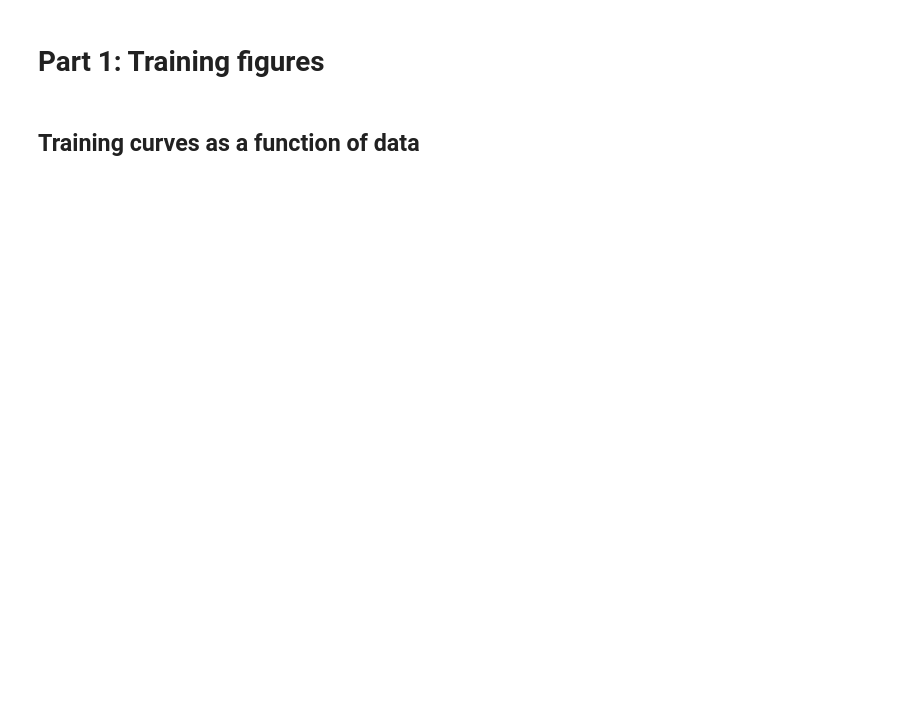
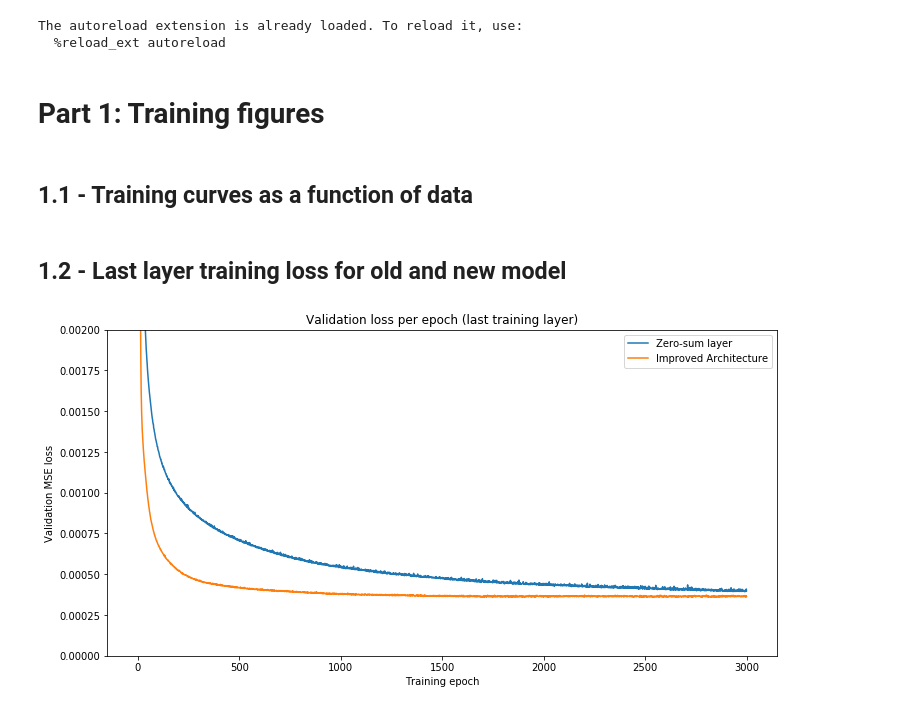
Before and after one commit to Detry322/avalon-bot, a Jupyter notebook: figures/All Figures.ipynb, the cells around one changed output. Saved outputs shown, nothing was run; the diff lists cells and outputs as text; code cells hidden in the pictures; blank space fills up the shorter version.

Commit message:
Add figures ipython notebook

```diff
--- a/figures/All Figures.ipynb
+++ b/figures/All Figures.ipynb
@@ -32,18 +31,39 @@ Most figure generation code is in `display.py`, data loading code in `data.py`.
     - [ ] Line chart
 # %%
 %matplotlib inline
+%load_ext autoreload
+%autoreload 2
+%aimport display
+%aimport data
+%aimport game_analysis
 
+import matplotlib
 import matplotlib.pyplot as plt
+matplotlib.rcParams['figure.figsize'] = (12.0, 6.0)
 import numpy as np
 import pandas as pd
+import seaborn as sns
 
 from display import (
-    pd
+    make_triangle_plot
 )
 from data import (
-    gzip
+    load_tensorboard_loss_data,
+    load_tensorboard_final_losses,
+    TOPOLOGICALLY_SORTED_LAYERS,
+    load_bot_v_bot_games,
+    load_human_v_bot_games
 )
+from game_analysis import (
+    filter_bot_v_bot_games,
+    compute_payoff_matrix,
+    calc_new_strat,
+    compare_humans_and_bots
+)
+# %% [output]
+The autoreload extension is already loaded. To reload it, use:
+  %reload_ext autoreload
 # %% [markdown]
 # Part 1: Training figures
 # %% [markdown]
-## Training curves as a function of data
+## 1.1 - Training curves as a function of data
@@ -49,0 +72,15 @@ from data import (
+# %% [markdown]
+## 1.2 - Last layer training loss for old and new model
+# %%
+unconstrained_loss_data = load_tensorboard_loss_data('unconstrained_arch', *TOPOLOGICALLY_SORTED_LAYERS[-1]) # Last layer
+improved_loss_data = load_tensorboard_loss_data('improved_arch', *TOPOLOGICALLY_SORTED_LAYERS[-1]) # Last layer
+
+sns.lineplot(x=range(3000), y=unconstrained_loss_data, label='Zero-sum layer')
+sns.lineplot(x=range(3000), y=improved_loss_data, label='Improved Architecture')
+plt.ylim(0, 0.0020)
+plt.title("Validation loss per epoch (last training layer)")
+plt.ylabel("Validation MSE loss")
+plt.xlabel("Training epoch")
+plt.show()
+# %% [output]
+[figure, added]
```
Also changed, not shown: parts of 35 cells of this notebook, 4 other files.
